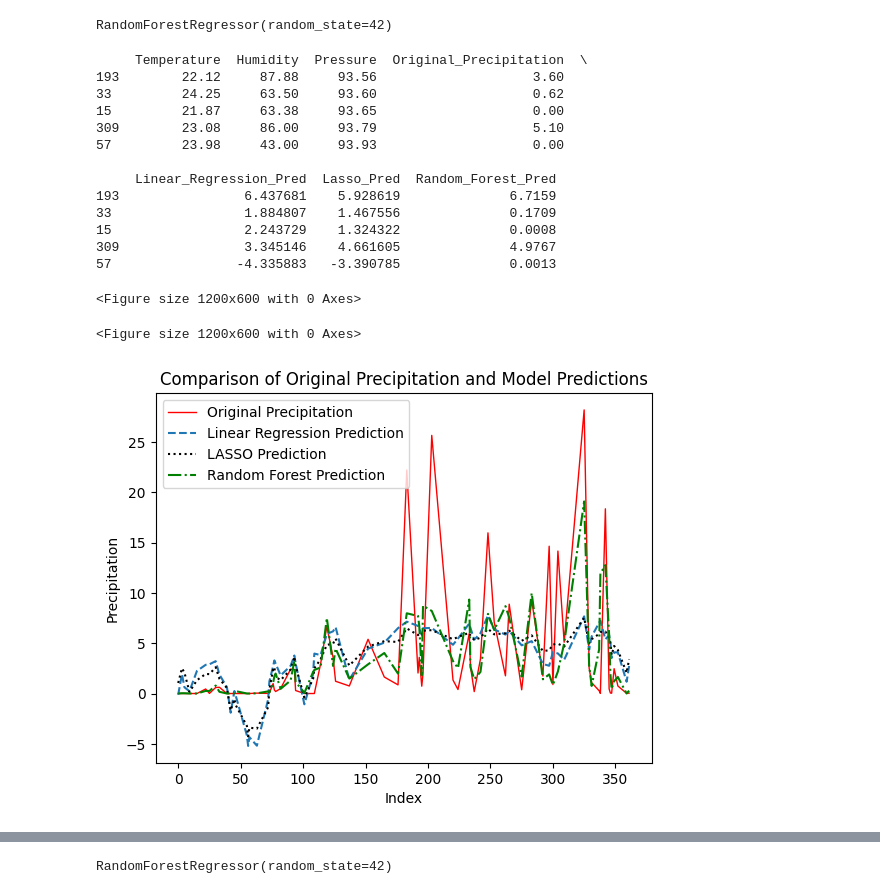
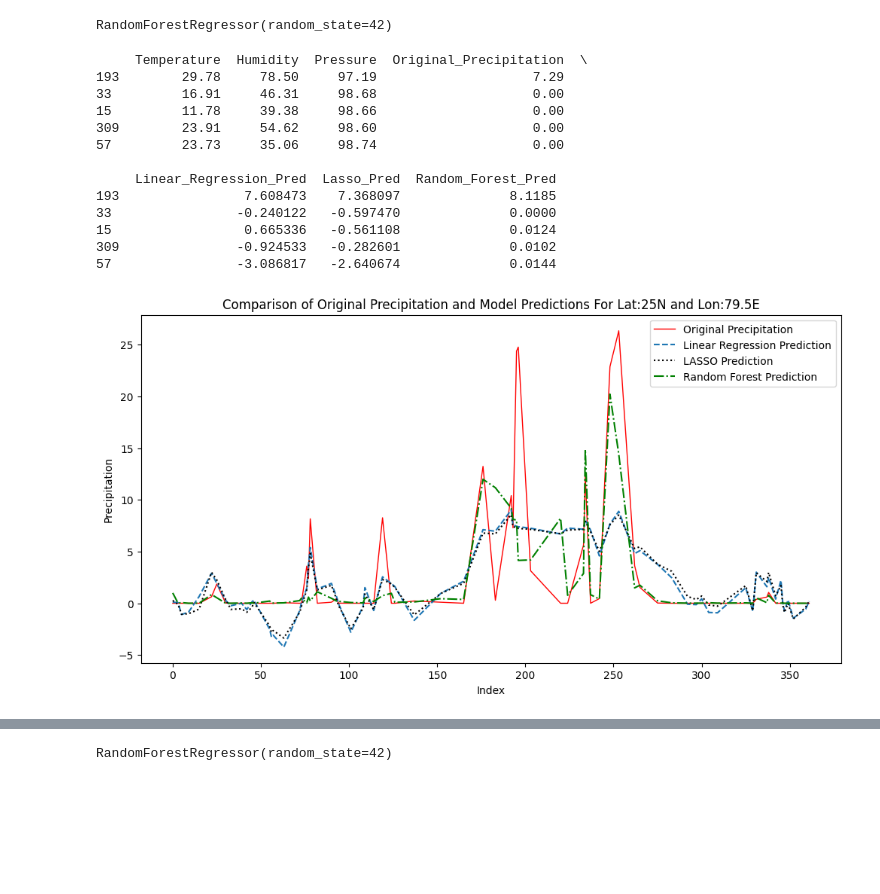
Before and after one commit to are777/ML, a Jupyter notebook: Project.ipynb, the cells around one changed output, grey strips where cells are left out. Saved outputs shown, nothing was run; the diff lists cells and outputs as text; code cells hidden in the pictures; blank space fills up the shorter version.

```diff
--- a/Project.ipynb
+++ b/Project.ipynb
@@ -413,8 +413,8 @@ array([6.23352501e+00, 1.68772340e-01, 1.67477865e-03, 4.89873299e+00,
 # %%
-temperature = data3['T2M']
-relative_humidity = data3['RH2M']
-pressure = data3['PS']
-precipitation = data3['PRECTOTCORR']
+temperature = data['T2M']
+relative_humidity = data['RH2M']
+pressure = data['PS']
+precipitation = data['PRECTOTCORR']
 # %%
 datatb = pd.DataFrame({
     "Temperature": temperature,
@@ -447,36 +447,32 @@ data_test["Random_Forest_Pred"] = rf_model.predict(X_test)
 print(data_test.head())
 # %% [output]
      Temperature  Humidity  Pressure  Original_Precipitation  \
-193        22.12     87.88     93.56                    3.60
-33         24.25     63.50     93.60                    0.62
-15         21.87     63.38     93.65                    0.00
-309        23.08     86.00     93.79                    5.10
-57         23.98     43.00     93.93                    0.00
+193        29.78     78.50     97.19                    7.29
+33         16.91     46.31     98.68                    0.00
+15         11.78     39.38     98.66                    0.00
+309        23.91     54.62     98.60                    0.00
+57         23.73     35.06     98.74                    0.00
 
      Linear_Regression_Pred  Lasso_Pred  Random_Forest_Pred
-193                6.437681    5.928619              6.7159
-33                 1.884807    1.467556              0.1709
-15                 2.243729    1.324322              0.0008
-309                3.345146    4.661605              4.9767
-57                -4.335883   -3.390785              0.0013
+193                7.608473    7.368097              8.1185
+33                -0.240122   -0.597470              0.0000
+15                 0.665336   -0.561108              0.0124
+309               -0.924533   -0.282601              0.0102
+57                -3.086817   -2.640674              0.0144
 # %%
 import matplotlib.pyplot as plt
 # %%
 data_test = data_test.sort_index()
-# %%
-plt.figure(figsize=(12, 6))
-# %% [output]
-<Figure size 1200x600 with 0 Axes>
-<Figure size 1200x600 with 0 Axes>
 # %%
+plt.figure(figsize=(12, 6))
 plt.plot(data_test.index, data_test["Original_Precipitation"], label="Original Precipitation", color="red", linewidth=1)
 plt.plot(data_test.index, data_test["Linear_Regression_Pred"], label="Linear Regression Prediction", linestyle="--")
 plt.plot(data_test.index, data_test["Lasso_Pred"], label="LASSO Prediction", color="black", linestyle=":")
 plt.plot(data_test.index, data_test["Random_Forest_Pred"], label="Random Forest Prediction", color="green", linestyle="-.")
 plt.xlabel("Index")
 plt.ylabel("Precipitation")
-plt.title("Comparison of Original Precipitation and Model Predictions")
+plt.title("Comparison of Original Precipitation and Model Predictions For Lat:25N and Lon:79.5E")
 plt.legend()
 plt.show()
 # %% [output]
-[figure, old version]
+[figure, new version]
```
Also changed, not shown: parts of 6 cells of this notebook.
